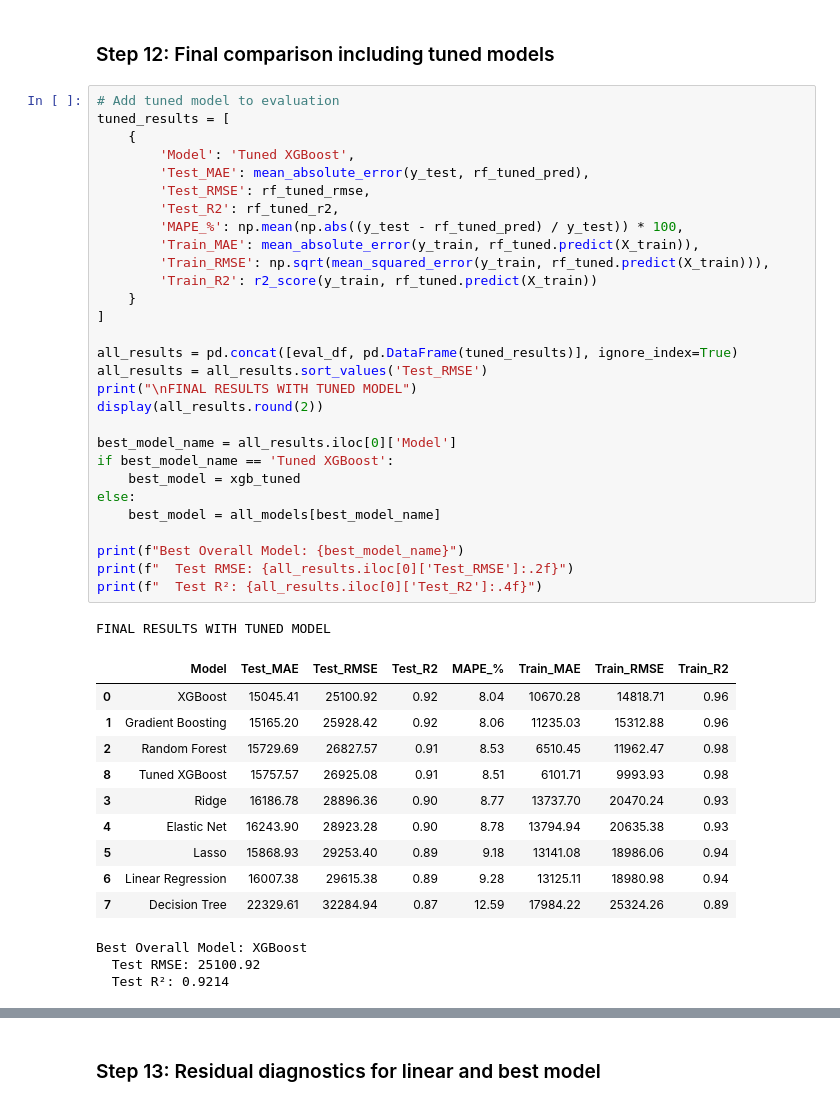
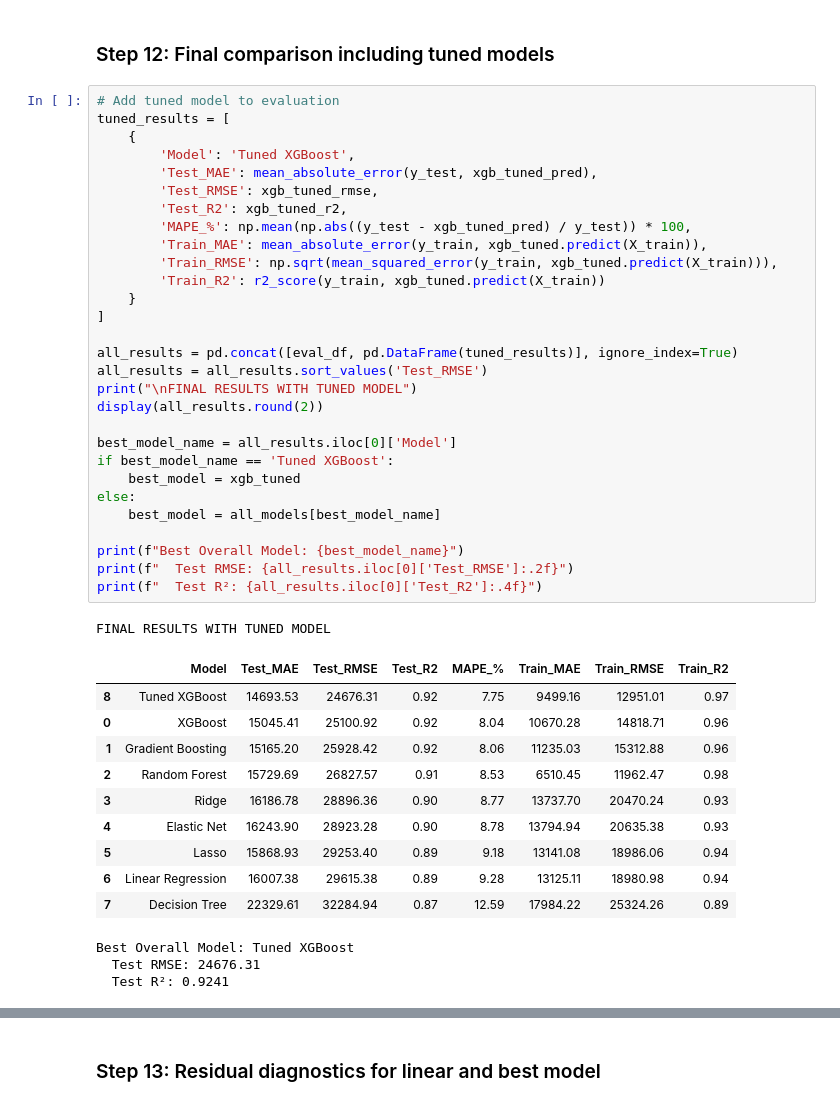
Before and after one commit to Raunak-23/Predictive_Analytics, a Jupyter notebook: House_price_pred/ames_housing.ipynb, the cells around one changed output, grey strips where cells are left out. Cells and saved outputs as stored; diff of their text form.

```diff
--- a/House_price_pred/ames_housing.ipynb
+++ b/House_price_pred/ames_housing.ipynb
@@ -483,44 +483,44 @@ Tuned XGBoost Test R2: 0.9241
 # %%
 # Add tuned model to evaluation
 tuned_results = [
     {
         'Model': 'Tuned XGBoost',
-        'Test_MAE': mean_absolute_error(y_test, rf_tuned_pred),
-        'Test_RMSE': rf_tuned_rmse,
-        'Test_R2': rf_tuned_r2,
-        'MAPE_%': np.mean(np.abs((y_test - rf_tuned_pred) / y_test)) * 100,
-        'Train_MAE': mean_absolute_error(y_train, rf_tuned.predict(X_train)),
-        'Train_RMSE': np.sqrt(mean_squared_error(y_train, rf_tuned.predict(X_train))),
-        'Train_R2': r2_score(y_train, rf_tuned.predict(X_train))
+        'Test_MAE': mean_absolute_error(y_test, xgb_tuned_pred),
+        'Test_RMSE': xgb_tuned_rmse,
+        'Test_R2': xgb_tuned_r2,
+        'MAPE_%': np.mean(np.abs((y_test - xgb_tuned_pred) / y_test)) * 100,
+        'Train_MAE': mean_absolute_error(y_train, xgb_tuned.predict(X_train)),
+        'Train_RMSE': np.sqrt(mean_squared_error(y_train, xgb_tuned.predict(X_train))),
+        'Train_R2': r2_score(y_train, xgb_tuned.predict(X_train))
     }
 ]
 
 all_results = pd.concat([eval_df, pd.DataFrame(tuned_results)], ignore_index=True)
 all_results = all_results.sort_values('Test_RMSE')
 print("\nFINAL RESULTS WITH TUNED MODEL")
 display(all_results.round(2))
 
 best_model_name = all_results.iloc[0]['Model']
 if best_model_name == 'Tuned XGBoost':
     best_model = xgb_tuned
 else:
     best_model = all_models[best_model_name]
 
 print(f"Best Overall Model: {best_model_name}")
 print(f"  Test RMSE: {all_results.iloc[0]['Test_RMSE']:.2f}")
 print(f"  Test R²: {all_results.iloc[0]['Test_R2']:.4f}")
 # %% [output]
 FINAL RESULTS WITH TUNED MODEL
 |  | Model | Test_MAE | Test_RMSE | Test_R2 | MAPE_% | Train_MAE | Train_RMSE | Train_R2 |
+| 8 | Tuned XGBoost | 14693.53 | 24676.31 | 0.92 | 7.75 | 9499.16 | 12951.01 | 0.97 |
 | 0 | XGBoost | 15045.41 | 25100.92 | 0.92 | 8.04 | 10670.28 | 14818.71 | 0.96 |
 | 1 | Gradient Boosting | 15165.20 | 25928.42 | 0.92 | 8.06 | 11235.03 | 15312.88 | 0.96 |
 | 2 | Random Forest | 15729.69 | 26827.57 | 0.91 | 8.53 | 6510.45 | 11962.47 | 0.98 |
-| 8 | Tuned XGBoost | 15757.57 | 26925.08 | 0.91 | 8.51 | 6101.71 | 9993.93 | 0.98 |
 | 3 | Ridge | 16186.78 | 28896.36 | 0.90 | 8.77 | 13737.70 | 20470.24 | 0.93 |
 | 4 | Elastic Net | 16243.90 | 28923.28 | 0.90 | 8.78 | 13794.94 | 20635.38 | 0.93 |
 | 5 | Lasso | 15868.93 | 29253.40 | 0.89 | 9.18 | 13141.08 | 18986.06 | 0.94 |
 | 6 | Linear Regression | 16007.38 | 29615.38 | 0.89 | 9.28 | 13125.11 | 18980.98 | 0.94 |
 | 7 | Decision Tree | 22329.61 | 32284.94 | 0.87 | 12.59 | 17984.22 | 25324.26 | 0.89 |
-Best Overall Model: XGBoost
-  Test RMSE: 25100.92
-  Test R²: 0.9214
+Best Overall Model: Tuned XGBoost
+  Test RMSE: 24676.31
+  Test R²: 0.9241
```
Also changed, not shown: parts of 1 cell of this notebook, 6 other files.
